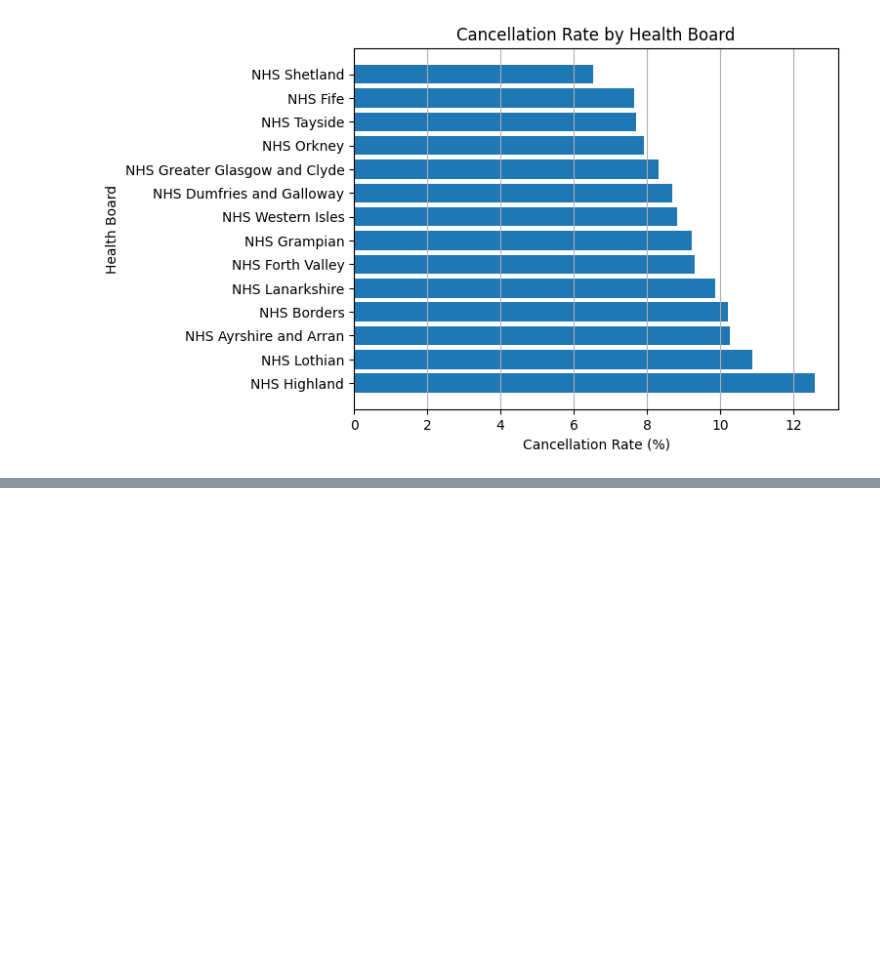
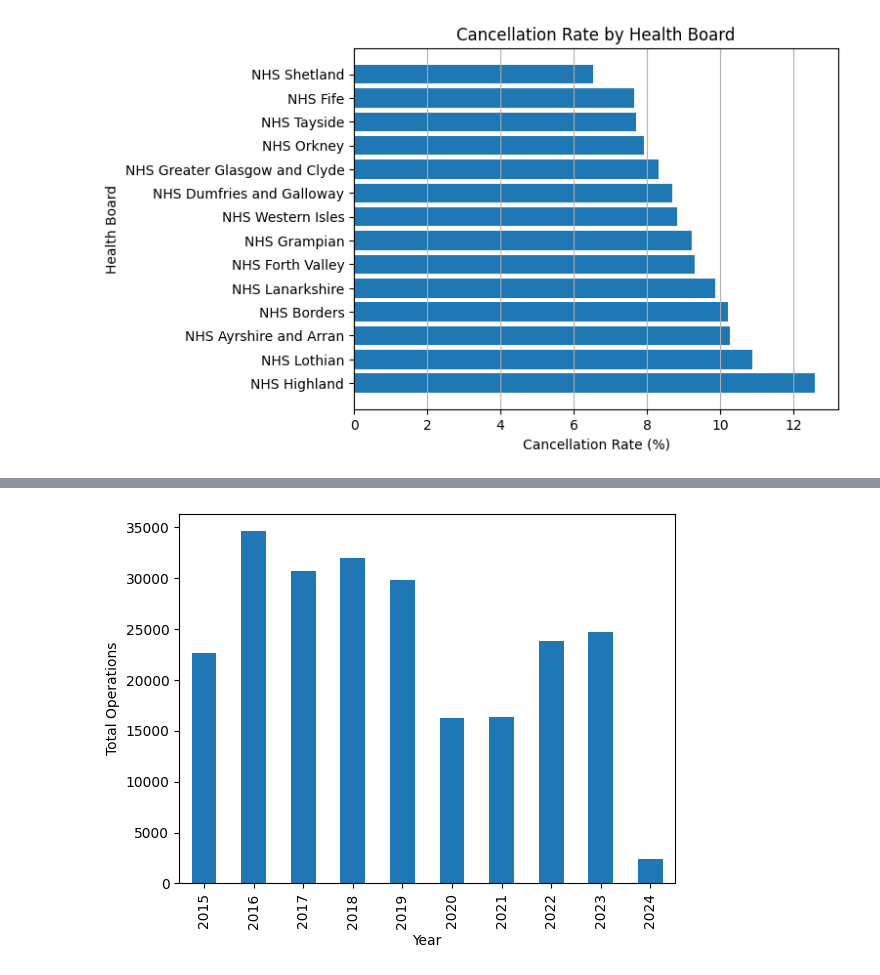
Before and after one commit to misha7b/FDS3, a Jupyter notebook: fds.ipynb, the cells around one changed output, grey strips where cells are left out. Drawn from its saved outputs; the diff is of its cells as text; code cells hidden in the pictures; blank space fills up the shorter version.

```diff
--- a/fds.ipynb
+++ b/fds.ipynb
@@ -237,0 +257,5 @@ plt.show()
+# %%
+
+operations_by_year = data.groupby('Year')['TotalCancelled'].sum()
+
+operations_by_year.head()
@@ -237,0 +270,10 @@ plt.show()
+# %%
+#plot
+
+operations_by_year.plot(kind='bar')
+plt.xlabel('Year')
+plt.ylabel('Total Operations')
+
+plt.show()
+# %% [output]
+[figure, added]
```
Also changed, not shown: parts of 4 cells of this notebook.
